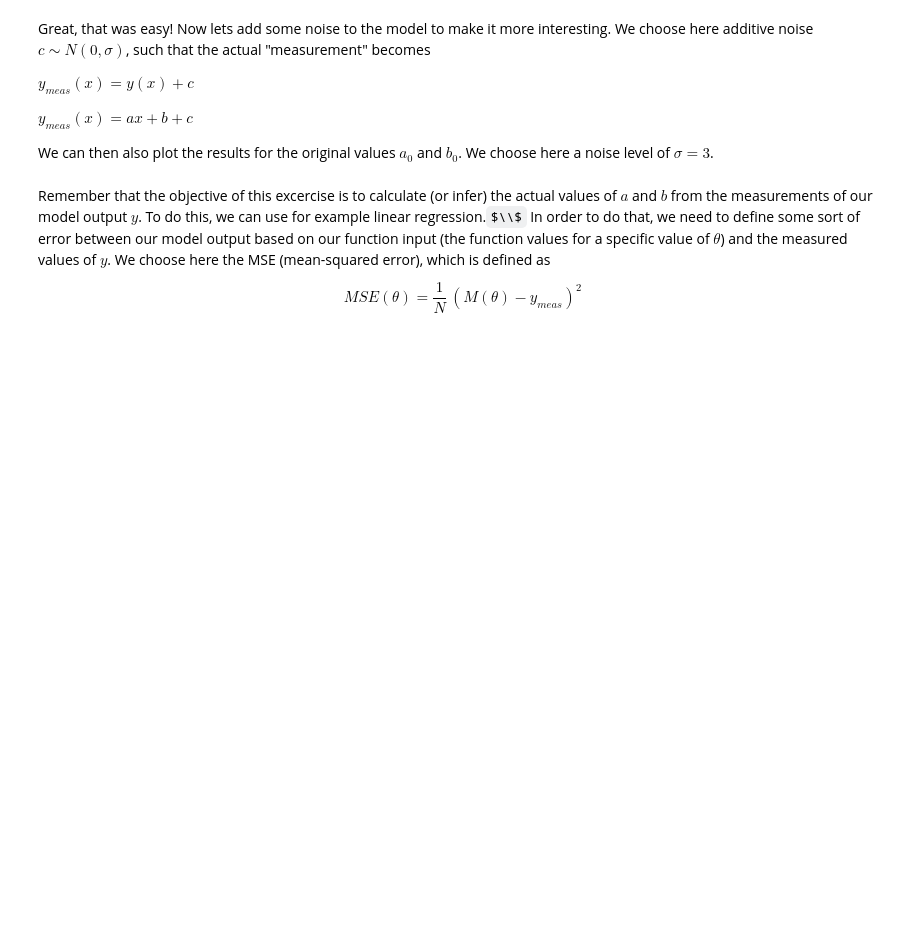
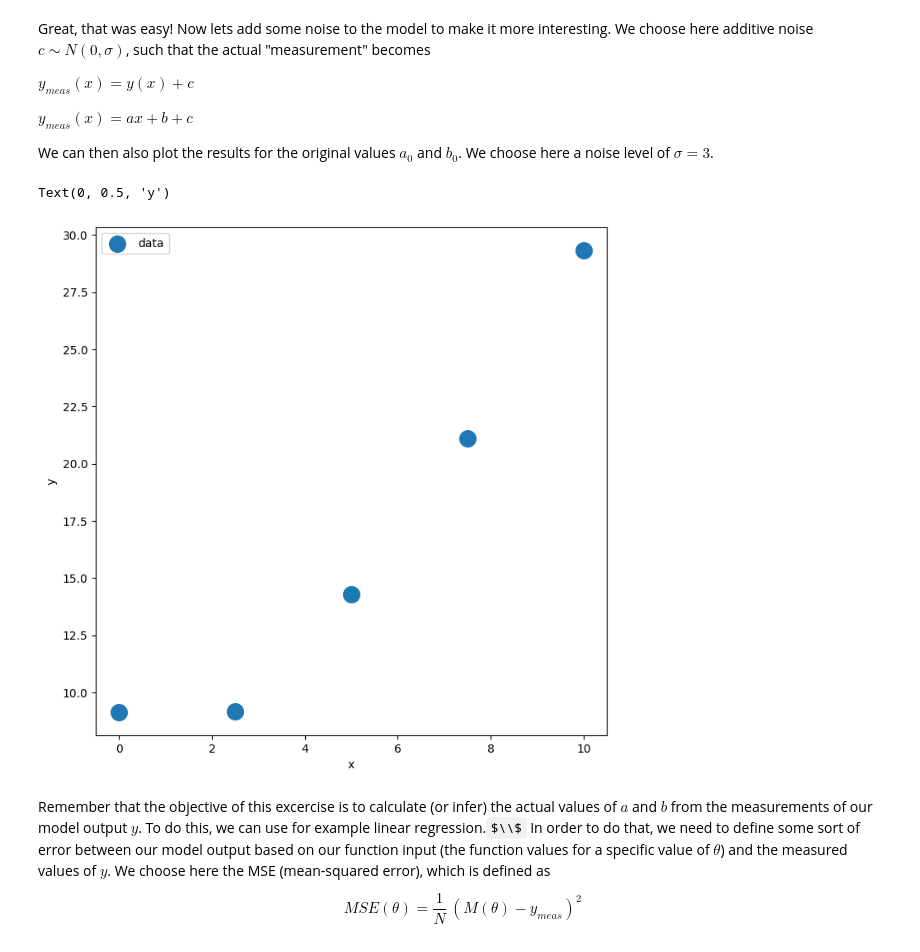
Before and after one commit to jgrashorn/BayesianExamples, a Jupyter notebook: Linear Regression/LinearRegression.ipynb, the cells around one changed output. Saved outputs shown, nothing was run; the diff lists cells and outputs as text; code cells hidden in the pictures; some formulas as TeX source; blank space fills up the shorter version.

Commit message:
slight changes to plots

```diff
--- a/Linear Regression/LinearRegression.ipynb
+++ b/Linear Regression/LinearRegression.ipynb
@@ -35,13 +38,16 @@ We can then also plot the results for the original values $a_0$ and $b_0$. We ch
 # %%
 sigma = 3
 
 yMeas = y + np.random.randn(N)*sigma
 
-plt.figure(figsize=(10,10))
+plt.figure(figsize=(8,8))
 plt.scatter(x,yMeas,label='data',s=200)
 plt.legend()
 plt.xlabel('x')
 plt.ylabel('y')
+# %% [output]
+Text(0, 0.5, 'y')
+[figure, added]
 # %% [markdown]
 Remember that the objective of this excercise is to calculate (or infer) the actual values of $a$ and $b$ from the measurements of our model output $y$. To do this, we can use for example linear regression.$\\$
 In order to do that, we need to define some sort of error between our model output based on our function input (the function values for a specific value of $\theta$) and the measured values of $y$. We choose here the MSE (mean-squared error), which is defined as
```
Also changed, not shown: parts of 12 cells of this notebook.
